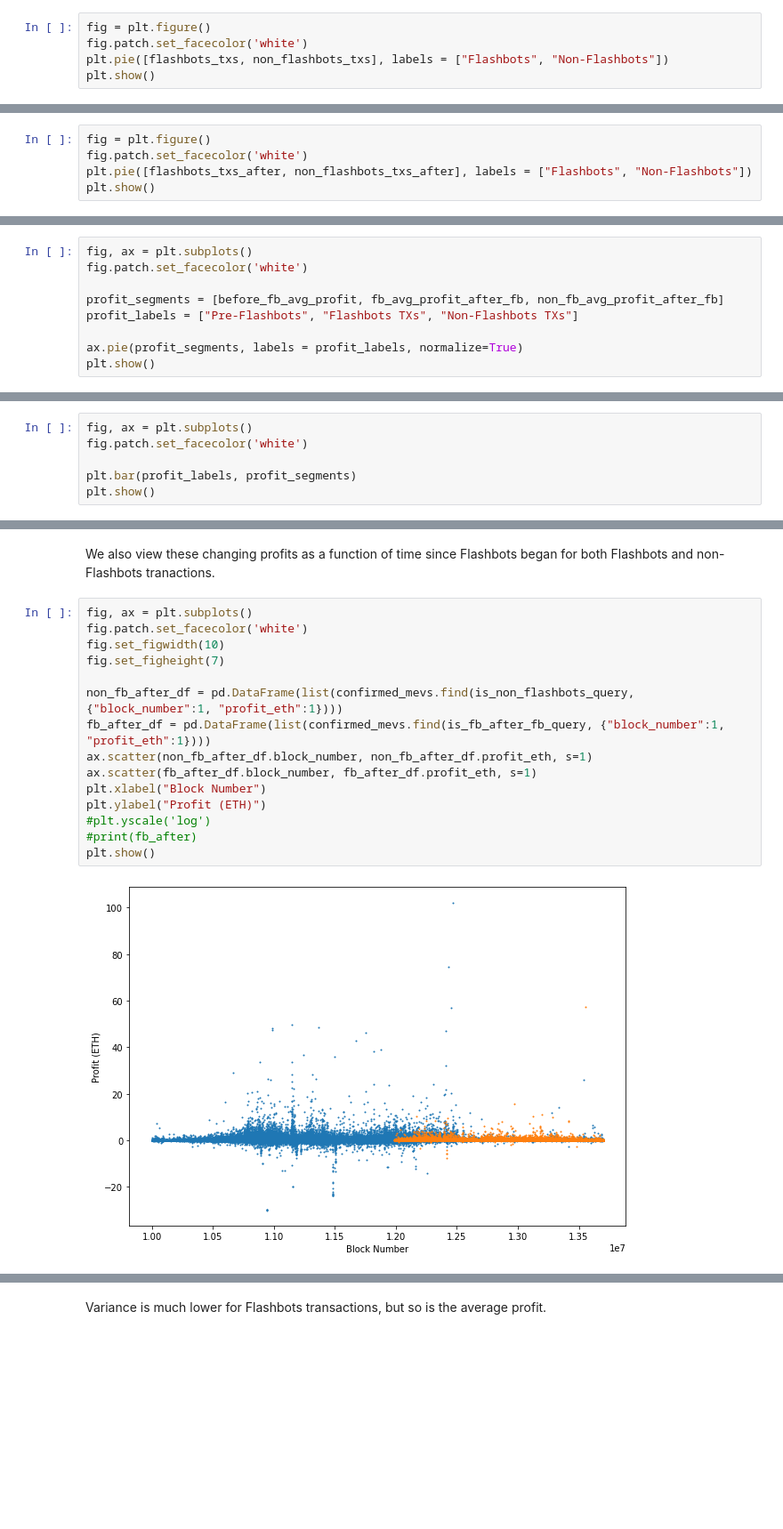
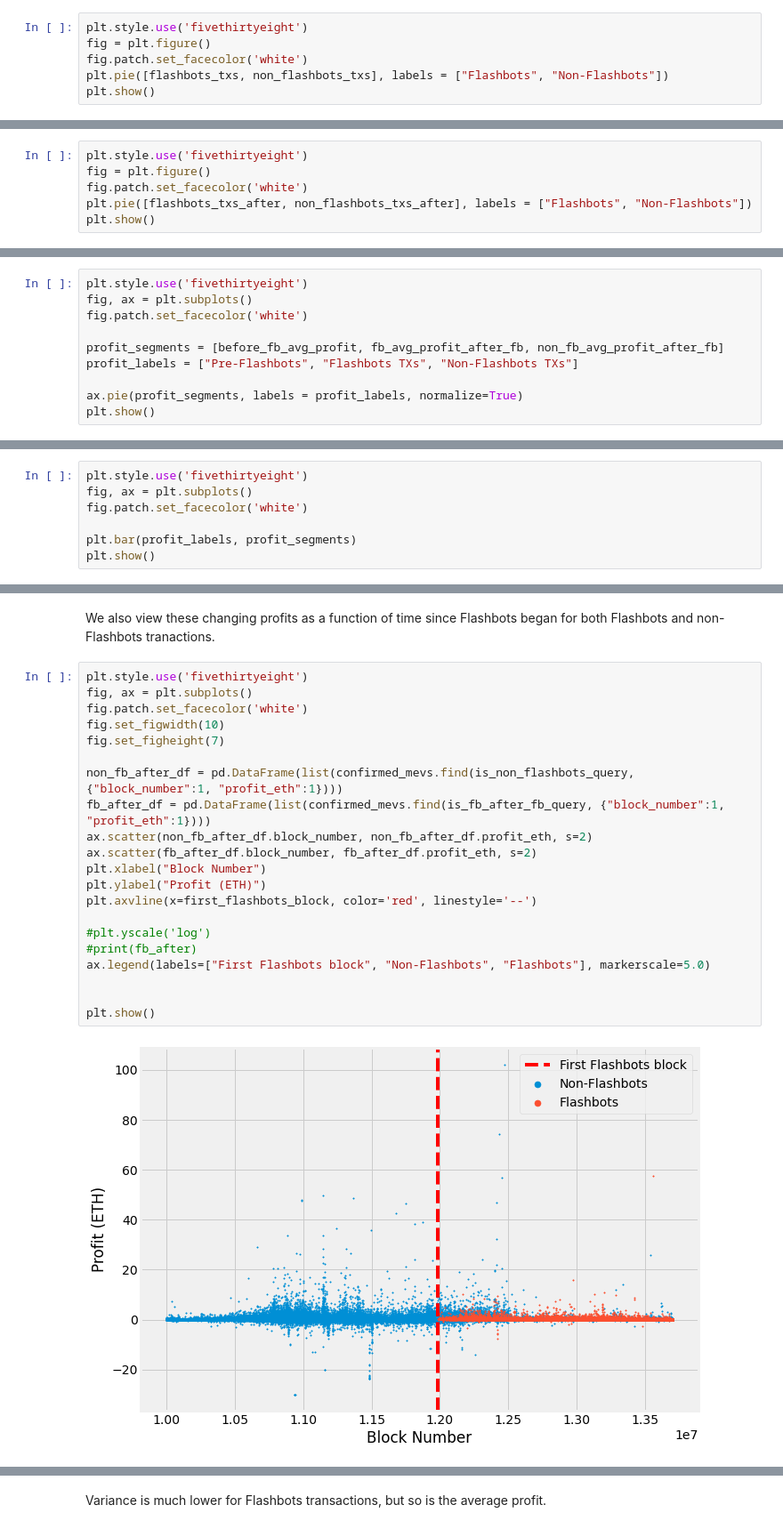
Before and after one commit to a-flashbot-in-the-pan/a-flashbot-in-the-pan, a Jupyter notebook: FlashbotsAnalysis.ipynb, the cells around one changed output, grey strips where cells are left out. Shown at 89% size. Saved outputs shown, nothing was run; the diff lists cells and outputs as text; blank space fills up the shorter version.

```diff
--- a/FlashbotsAnalysis.ipynb
+++ b/FlashbotsAnalysis.ipynb
@@ -68,6 +68,7 @@ Non-Flashbots transactions: 516402
 # %% [markdown]
 We start by plotting the ratio of Flashbots transactions to non-Flashbots transactions over the entire time interval.
 # %%
+plt.style.use('fivethirtyeight')
 fig = plt.figure()
 fig.patch.set_facecolor('white')
 plt.pie([flashbots_txs, non_flashbots_txs], labels = ["Flashbots", "Non-Flashbots"])
@@ -120,6 +121,7 @@ Non-Flashbots transactions after Flashbots began: 159912
 # %% [markdown]
 We can now plot the ratio of Flashbots transactions to non-Flashbots transactions over *only* the time interval that Flashbots was operational.
 # %%
+plt.style.use('fivethirtyeight')
 fig = plt.figure()
 fig.patch.set_facecolor('white')
 plt.pie([flashbots_txs_after, non_flashbots_txs_after], labels = ["Flashbots", "Non-Flashbots"])
@@ -176,6 +186,7 @@ Average profit (per transaction) after Flashbots began: 0.048565055284551094
 Average profit (per transaction) of Flashbots transactsion after Flashbots began: 0.020530926029875107
 Average profit (per transaction) of *non*-Flashbots transactions after Flashbots began: 0.1205088368498069
 # %%
+plt.style.use('fivethirtyeight')
 fig, ax = plt.subplots()
 fig.patch.set_facecolor('white')
 
@@ -191,6 +207,7 @@ This shows the ratio of average profits for all pre-Flashbots transactions, non-
 # %% [markdown]
 We can also view the same data in absolute terms.
 # %%
+plt.style.use('fivethirtyeight')
 fig, ax = plt.subplots()
 fig.patch.set_facecolor('white')
 
@@ -201,19 +218,25 @@ plt.show()
 # %% [markdown]
 We also view these changing profits as a function of time since Flashbots began for both Flashbots and non-Flashbots tranactions.
 # %%
+plt.style.use('fivethirtyeight')
 fig, ax = plt.subplots()
 fig.patch.set_facecolor('white')
 fig.set_figwidth(10)
 fig.set_figheight(7)
 
 non_fb_after_df = pd.DataFrame(list(confirmed_mevs.find(is_non_flashbots_query, {"block_number":1, "profit_eth":1})))
 fb_after_df = pd.DataFrame(list(confirmed_mevs.find(is_fb_after_fb_query, {"block_number":1, "profit_eth":1})))
-ax.scatter(non_fb_after_df.block_number, non_fb_after_df.profit_eth, s=1)
-ax.scatter(fb_after_df.block_number, fb_after_df.profit_eth, s=1)
+ax.scatter(non_fb_after_df.block_number, non_fb_after_df.profit_eth, s=2)
+ax.scatter(fb_after_df.block_number, fb_after_df.profit_eth, s=2)
 plt.xlabel("Block Number")
 plt.ylabel("Profit (ETH)")
+plt.axvline(x=first_flashbots_block, color='red', linestyle='--')
+
 #plt.yscale('log')
 #print(fb_after)
+ax.legend(labels=["First Flashbots block", "Non-Flashbots", "Flashbots"], markerscale=5.0)
+
+
 plt.show()
 # %% [output]
-[figure, old version]
+[figure, new version]
```
Also changed, not shown: parts of 18 cells of this notebook.
